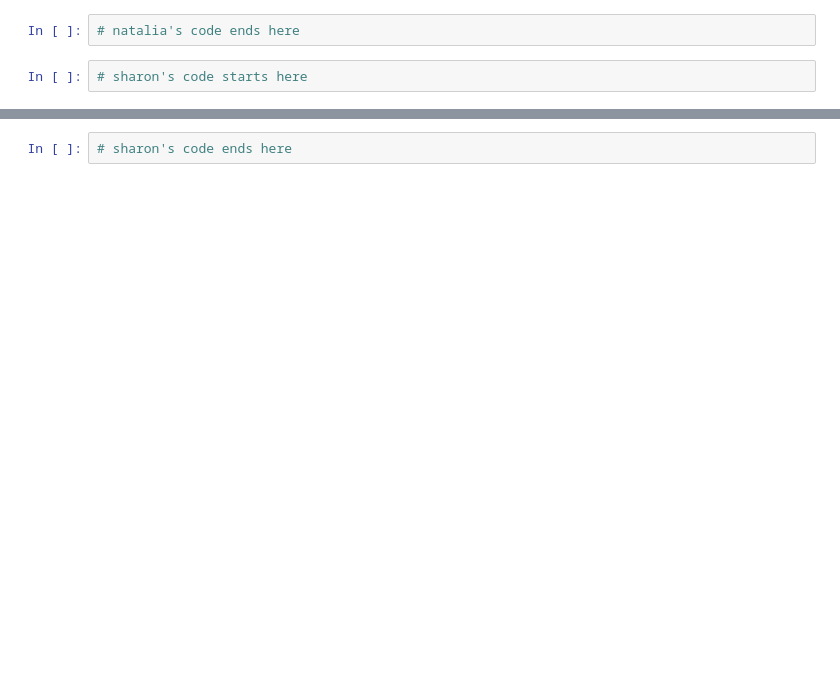
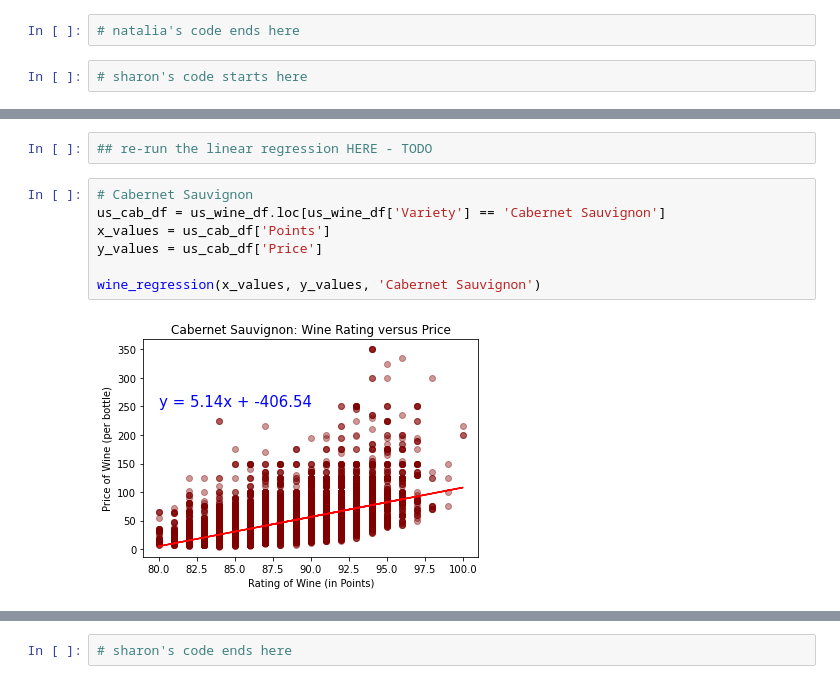
Before and after one commit to radioactivearm/project-one-wine, a Jupyter notebook: analyzing_data.ipynb, the cells around one changed output, grey strips where cells are left out. Saved outputs shown, nothing was run; the diff lists cells and outputs as text; blank space fills up the shorter version.

```diff
--- a/analyzing_data.ipynb
+++ b/analyzing_data.ipynb
@@ -264,0 +615,11 @@ plt.show()
+# %%
+## re-run the linear regression HERE - TODO
+# %%
+# Cabernet Sauvignon
+us_cab_df = us_wine_df.loc[us_wine_df['Variety'] == 'Cabernet Sauvignon']
+x_values = us_cab_df['Points']
+y_values = us_cab_df['Price']
+
+wine_regression(x_values, y_values, 'Cabernet Sauvignon')
+# %% [output]
+[figure, added]
```
Also changed, not shown: parts of 50 cells of this notebook, 1 other file.
